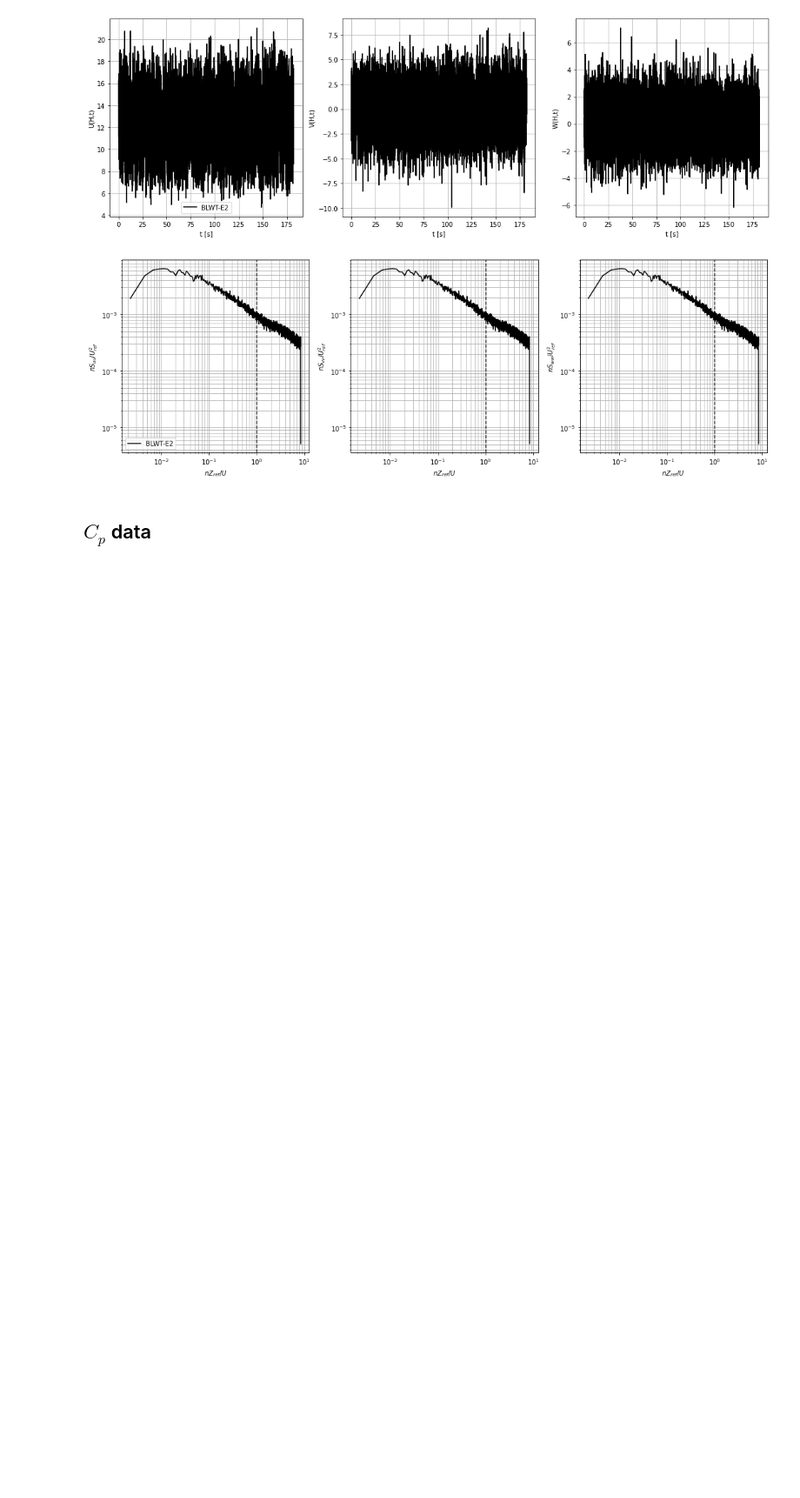
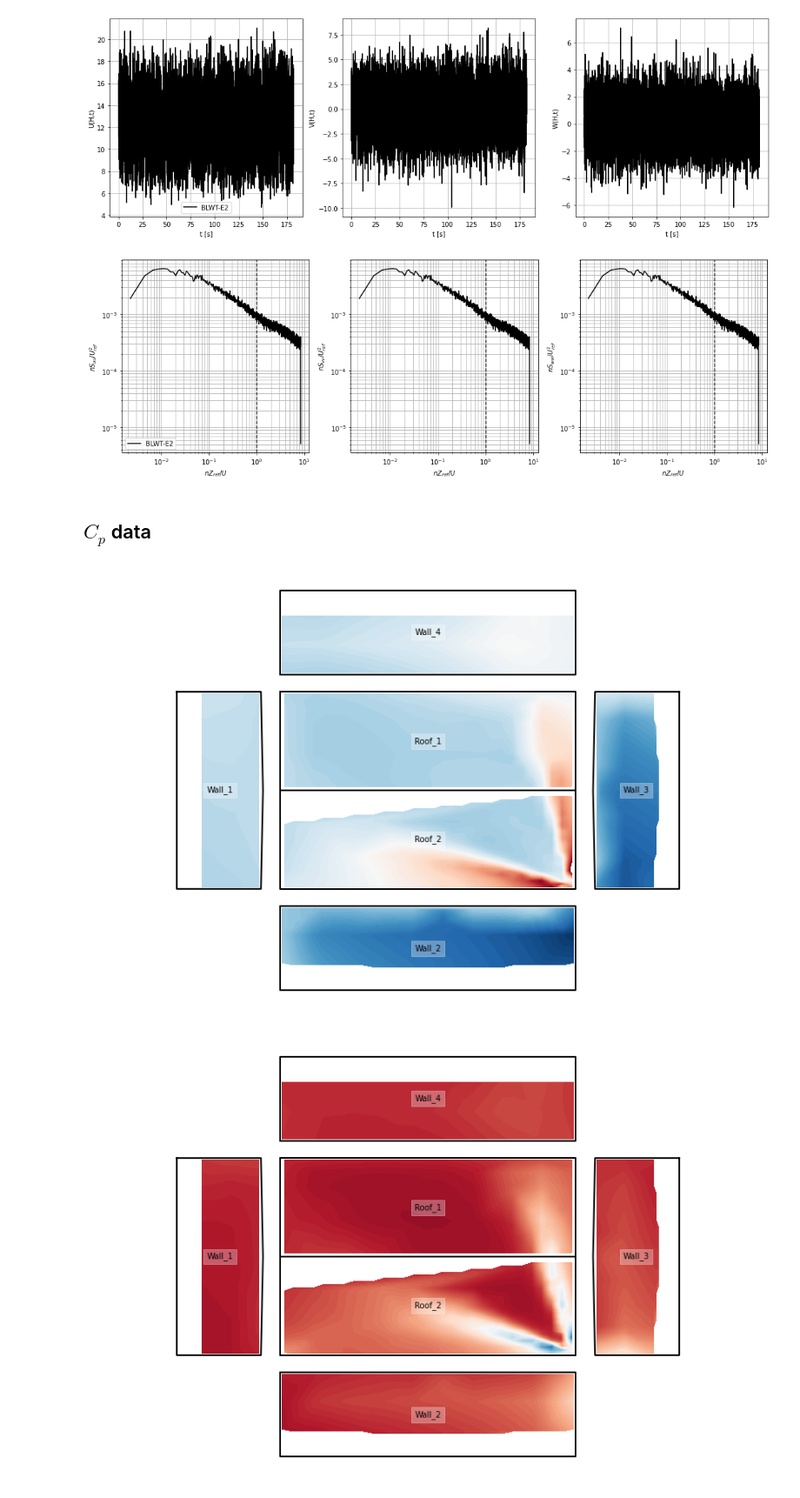
Before and after one commit to Tsinuel/windCalc, a Jupyter notebook: src/lab_windCAD.ipynb, the cells around one changed output. Shown: that part at 87% size. Drawn from its saved outputs; the diff is of its cells as text; code cells hidden in the pictures; blank space fills up the shorter version.

```diff
--- a/src/lab_windCAD.ipynb
+++ b/src/lab_windCAD.ipynb
@@ -197,11 +214,6 @@ N_AoA = 3
 # AoAids = [str(i).zfill(3) for i in range(1,N_AoA+1)]
 AoAids = ['001', '010', '019']
 
-        # self.AoA:List[float] = AoA          # [N_AoA]
-        # self.CpOfT = CpOfT      # [N_AoA,Ntaps,Ntime]
-        # self.pOfT = pOfT        # [N_AoA,Ntaps,Ntime]
-        # self.p0ofT = p0ofT      # [N_AoA,Ntime]
-        # self.CpStats = CpStats          # dict{[N_AoA,Ntaps] * nFlds}
 AoA = np.zeros((N_AoA))
 sampleRate = np.zeros((N_AoA))
 
@@ -209,7 +221,7 @@ for i,a in enumerate(AoAids):
     file_pssd = dataDirHFPI+'TNGp1E02R001P'+ AoAids[i] +'a.pssd'
     file_pssr = dataDirHFPI+'TNGp1E02R001P'+ AoAids[i] +'a.pssr'
 
-    cp_data,analog,WTTDATALOG = wio.readPSSfile(file_pssr,file_pssd)
+    cp_data,analog,WTTDATALOG = windIO.readPSSfile(file_pssr,file_pssd)
 
     if i == 0:
         N_t = np.shape(cp_data)[0]
@@ -240,4 +252,10 @@ ttu = wind.bldgCp(bldgName='TTU',
                 peakMethod='minmax',
                 )
 # %%
-x = ttu.plotField(fieldName='mean',dxnIdx=2,figSize=[15,10],fldRange=[-1.4,0.7])
+x = ttu.plotTapCpStats(fieldName='mean',dxnIdx=1,figSize=[15,10],fldRange=[-2,0.7])
+x = ttu.plotTapCpStats(fieldName='std',dxnIdx=1,figSize=[15,10],fldRange=[0,1])
+x = ttu.plotTapCpStats(fieldName='peakMin',dxnIdx=1,figSize=[15,10],fldRange=[-7,1])
+x = ttu.plotTapCpStats(fieldName='peakMax',dxnIdx=1,figSize=[15,10],fldRange=[-1,3])
+# %% [output]
+[figure, added]
+[figure, added]
```
Also changed, not shown: parts of 6 cells of this notebook, 2 other files.
